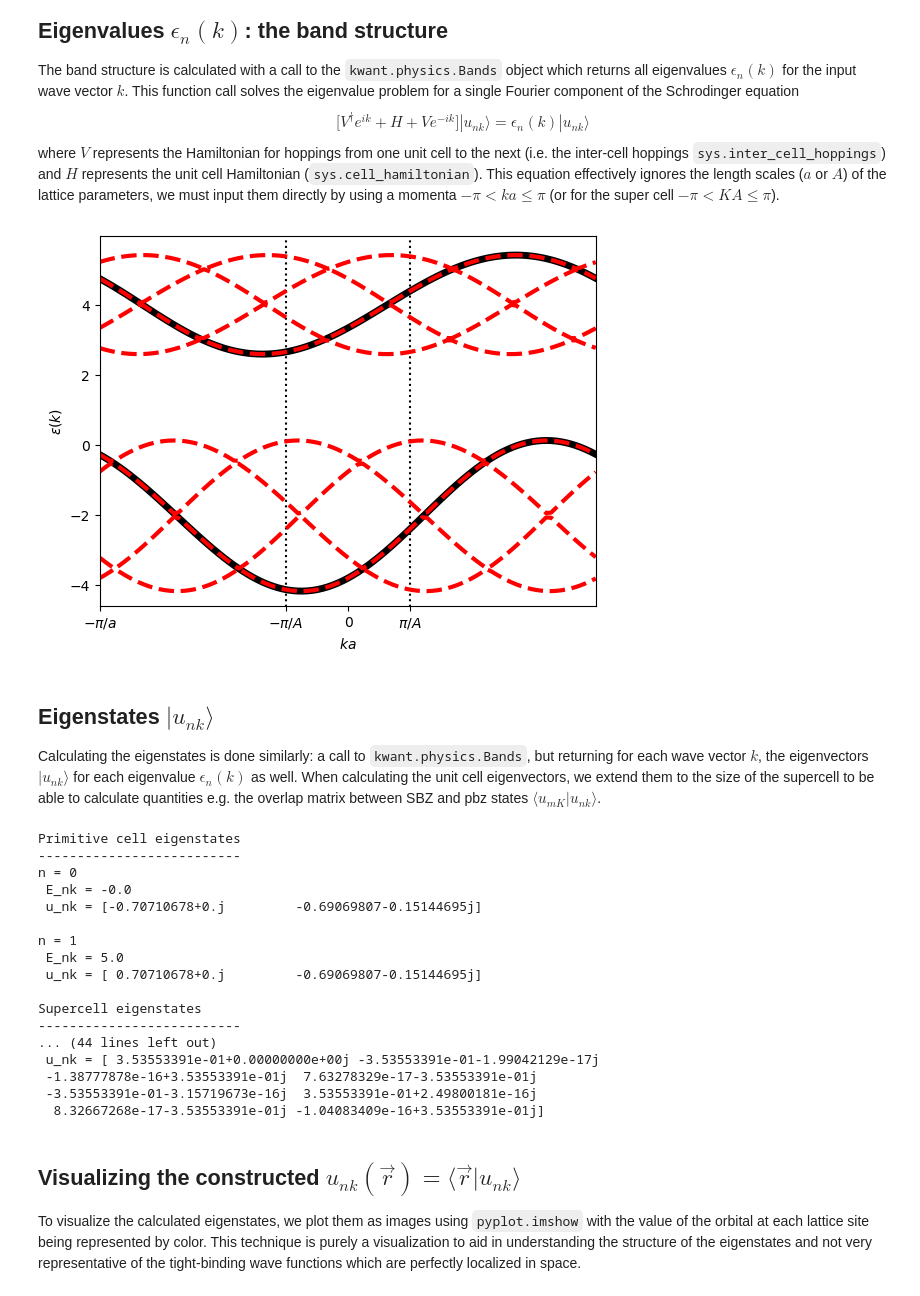
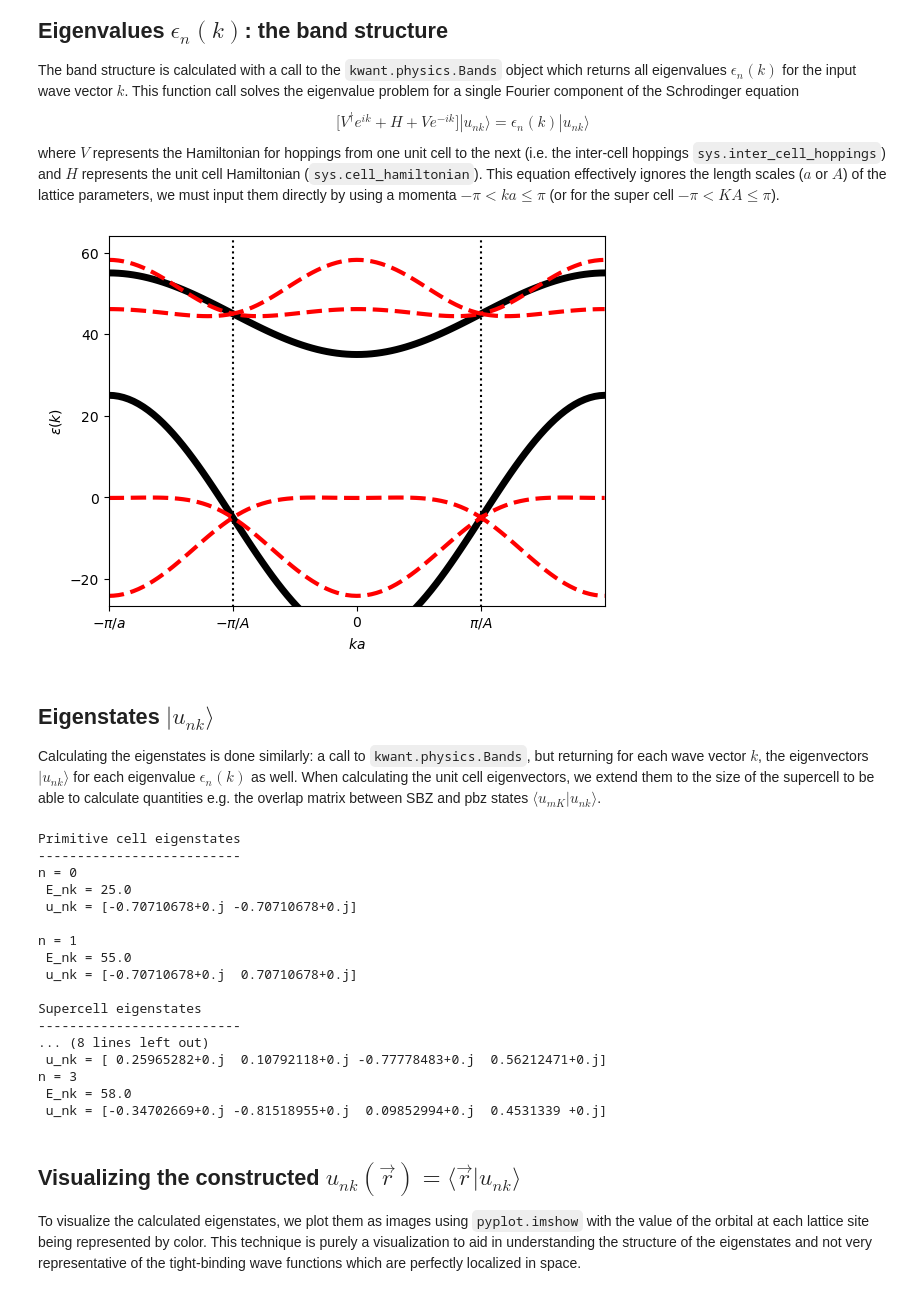
Before and after one commit to Jcrewse/helical-materials, a Jupyter notebook: scripts/kwant/ladder.ipynb, the cells around one changed output. Drawn from its saved outputs; the diff is of its cells as text; code cells hidden in the pictures.

```diff
--- a/scripts/kwant/ladder.ipynb
+++ b/scripts/kwant/ladder.ipynb
@@ -68,9 +68,9 @@ from math import pi
 a = 1
 b = 1
 width = 2
-N_phi = 4
+N_phi = 2
 A = N_phi*a
-hops = (1,3,1,1/np.sqrt(2))     # u, t, v, w
+hops = (20,25,10,5)     # u, t, v, w
 phi = pi/N_phi
 N_kpts = 101
 G_max = 100
@@ -235,32 +235,32 @@ where $V$ represents the Hamiltonian for hoppings from one unit cell to the next
 # %%
 # Create Bands object instance for both cells
 # -----------------------------------------------------------------------------
 pc_bands = kwant.physics.Bands(pc_sys)
 SC_bands = kwant.physics.Bands(SC_sys)
 
 # Calculate the band structure E_n(k)
 # -----------------------------------------------------------------------------
 pc_energies = [pc_bands(k*a) for k in kpts]
 SC_energies = [SC_bands(K*A) for K in Kpts]
 
 # Plot the energies as a function of momenta, i.e the band structure
 # -----------------------------------------------------------------------------
 fig, band_ax = plt.subplots()
 band_ax.plot(kpts, pc_energies, color = 'k', lw = 5, label = 'pc')
 band_ax.plot(kpts, SC_energies, color = 'r', lw = 3,
              ls='--', zorder = 2, label = 'SC')
-band_ax.vlines(kpts[-1]/A, -20, 20, color = 'k', ls = ':', zorder = 0)
-band_ax.vlines(kpts[0]/A, -20, 20, color = 'k', ls = ':', zorder = 0)
+band_ax.vlines(kpts[-1]/A, -100, 100, color = 'k', ls = ':', zorder = 0)
+band_ax.vlines(kpts[0]/A, -100, 100, color = 'k', ls = ':', zorder = 0)
 band_ax.set_xticks([-pi/a, -pi/A, 0, pi/A, pi/a],
                    ['$-\pi/a$', '$-\pi/A$', '0', '$\pi/A$', '$\pi/a$'])
 band_ax.set_xlim(kpts[0], kpts[-1])
-band_ax.set_ylim(1.1*np.min(pc_energies), 1.1*np.max(pc_energies))
+band_ax.set_ylim(1.1*np.min(SC_energies), 1.1*np.max(SC_energies))
 band_ax.set_xlabel(r'$ka$')
 band_ax.set_ylabel(r'$\epsilon(k)$')
 
 plt.show()
 # %% [output]
-[figure, old version]
+[figure, new version]
 # %% [markdown]
 ## Eigenstates $|u_{nk}\rangle$
 Calculating the eigenstates is done similarly: a call to `kwant.physics.Bands`, but returning for each wave vector $k$, the eigenvectors $|u_{nk}\rangle$ for each eigenvalue $\epsilon_n(k)$ as well. When calculating the unit cell eigenvectors, we extend them to the size of the supercell to be able to calculate quantities e.g. the overlap matrix between SBZ and pbz states $\langle u_{mK}|u_{nk}\rangle$.
@@ -340,20 +340,20 @@ for n in range(N_SC_states):
 Primitive cell eigenstates
 --------------------------
 n = 0
- E_nk = -0.0
- u_nk = [-0.70710678+0.j         -0.69069807-0.15144695j]
+ E_nk = 25.0
+ u_nk = [-0.70710678+0.j -0.70710678+0.j]
 
 n = 1
- E_nk = 5.0
- u_nk = [ 0.70710678+0.j         -0.69069807-0.15144695j]
+ E_nk = 55.0
+ u_nk = [-0.70710678+0.j  0.70710678+0.j]
 
 Supercell eigenstates
 --------------------------
-... (44 lines left out)
- u_nk = [ 3.53553391e-01+0.00000000e+00j -3.53553391e-01-1.99042129e-17j
- -1.38777878e-16+3.53553391e-01j  7.63278329e-17-3.53553391e-01j
- -3.53553391e-01-3.15719673e-16j  3.53553391e-01+2.49800181e-16j
-  8.32667268e-17-3.53553391e-01j -1.04083409e-16+3.53553391e-01j]
+... (8 lines left out)
+ u_nk = [ 0.25965282+0.j  0.10792118+0.j -0.77778483+0.j  0.56212471+0.j]
+n = 3
+ E_nk = 58.0
+ u_nk = [-0.34702669+0.j -0.81518955+0.j  0.09852994+0.j  0.4531339 +0.j]
 # %% [markdown]
 ## Visualizing the constructed $u_{nk}(\vec{r}) = \langle \vec{r}|u_{nk}\rangle$
 To visualize the calculated eigenstates, we plot them as images using `pyplot.imshow` with the value of the orbital at each lattice site being represented by color. This technique is purely a visualization to aid in understanding the structure of the eigenstates and not very representative of the tight-binding wave functions which are perfectly localized in space.
```
Also changed, not shown: parts of 5 cells of this notebook.
